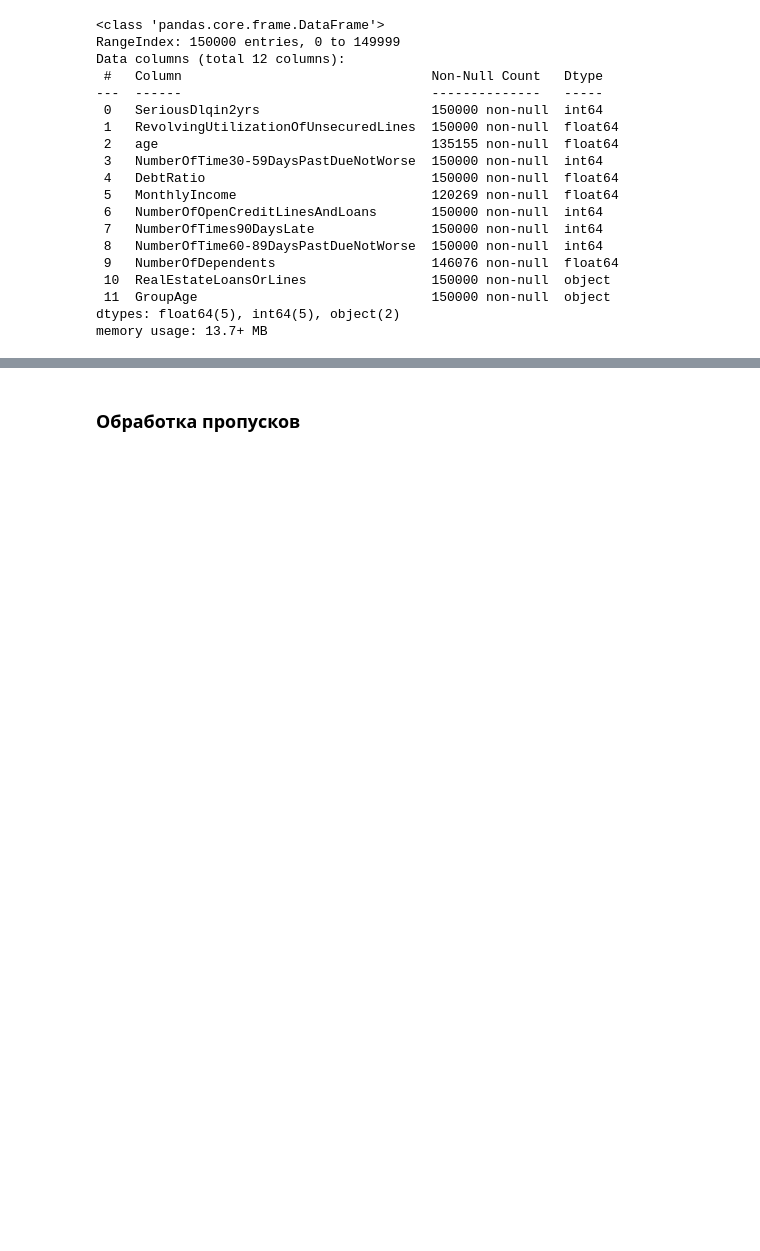
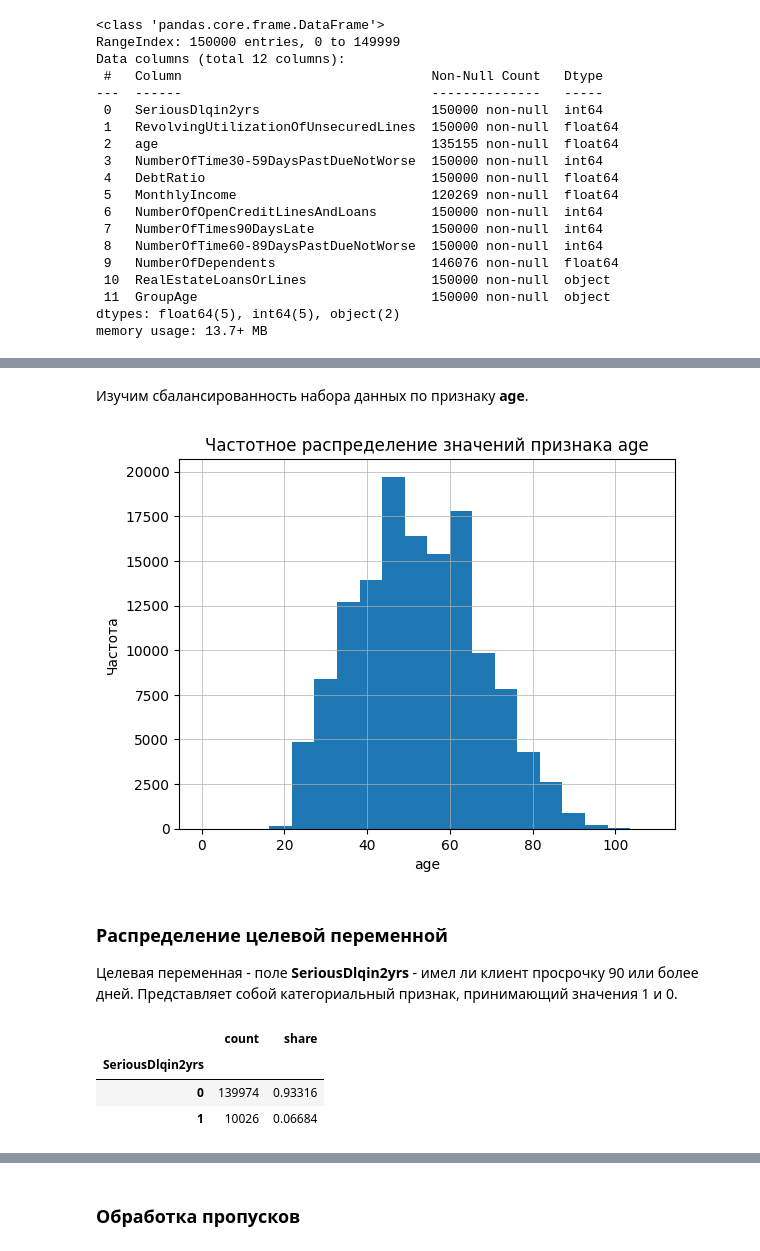
Before and after one commit to mikhpo/ds-for-non-ds, a Jupyter notebook: notebooks/credit_scoring.ipynb, the cells around one changed output, grey strips where cells are left out. Drawn from its saved outputs; the diff is of its cells as text; code cells hidden in the pictures; blank space fills up the shorter version.

```diff
--- a/notebooks/credit_scoring.ipynb
+++ b/notebooks/credit_scoring.ipynb
@@ -47,3 +46,6 @@ warnings.filterwarnings("ignore")
+# %%
+warnings.filterwarnings("ignore") # игнорировать предупреждения фильтрации
+plt.style.use("default") # установка стиля графиков matplotlib
 # %% [markdown]
 ## Получение и сохранение данных
 # %% [markdown]
@@ -141,0 +158,26 @@ data.describe()
+# %% [markdown]
+Изучим сбалансированность набора данных по признаку **age**.
+# %%
+plt.hist(data["age"], bins=20)
+plt.xlabel("age")
+plt.ylabel("Частота")
+plt.xticks(rotation="horizontal")
+plt.title("Частотное распределение значений признака age")
+plt.grid(linewidth=0.5)
+plt.show()
+# %% [output]
+[figure, added]
+# %% [markdown]
+### Распределение целевой переменной
+
+Целевая переменная - поле **SeriousDlqin2yrs** - имел ли клиент просрочку 90 или более дней. Представляет собой категориальный признак, принимающий значения 1 и 0.
+# %%
+pivot_data = pd.pivot_table(data, index="SeriousDlqin2yrs", aggfunc={"SeriousDlqin2yrs": "count"})
+pivot_data.rename(columns={"SeriousDlqin2yrs": "count"}, inplace=True)
+pivot_data["share"] = pivot_data["count"]/len(data)
+display(pivot_data)
+# %% [output]
+|  | count | share |
+| SeriousDlqin2yrs |  |  |
+| 0 | 139974 | 0.93316 |
+| 1 | 10026 | 0.06684 |
```
Also changed, not shown: parts of 19 cells of this notebook.
